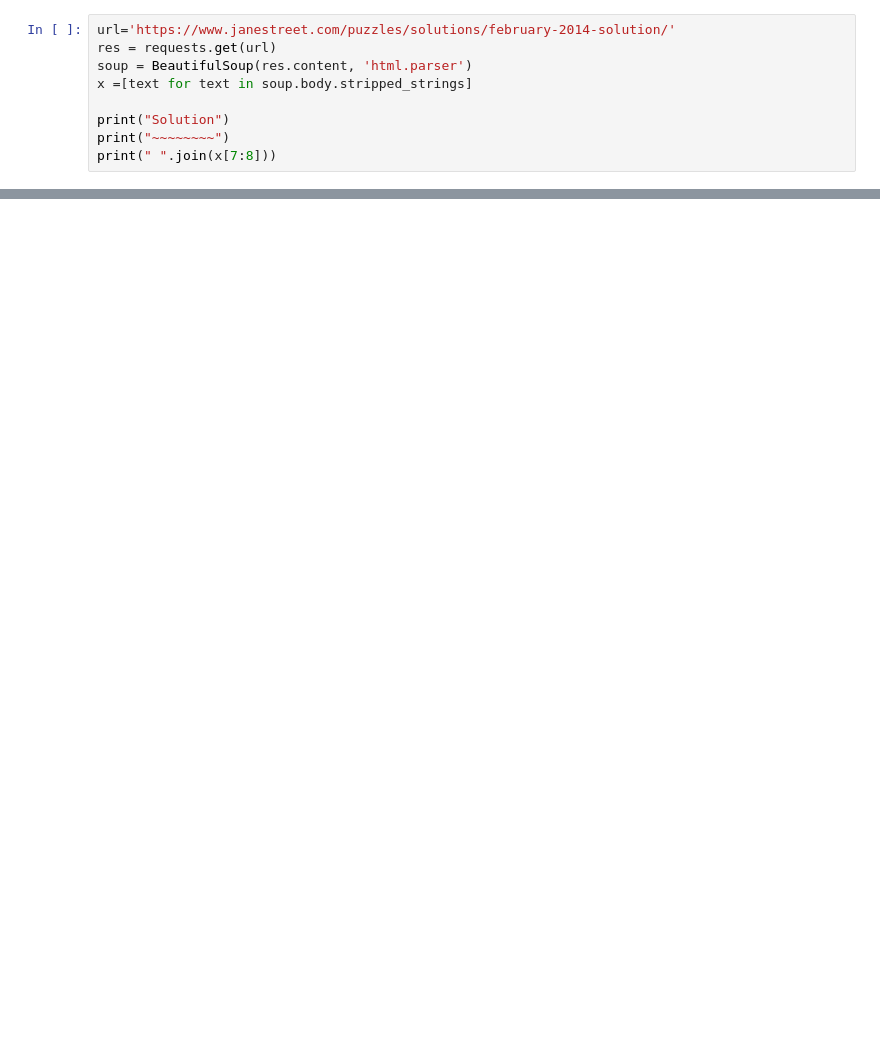
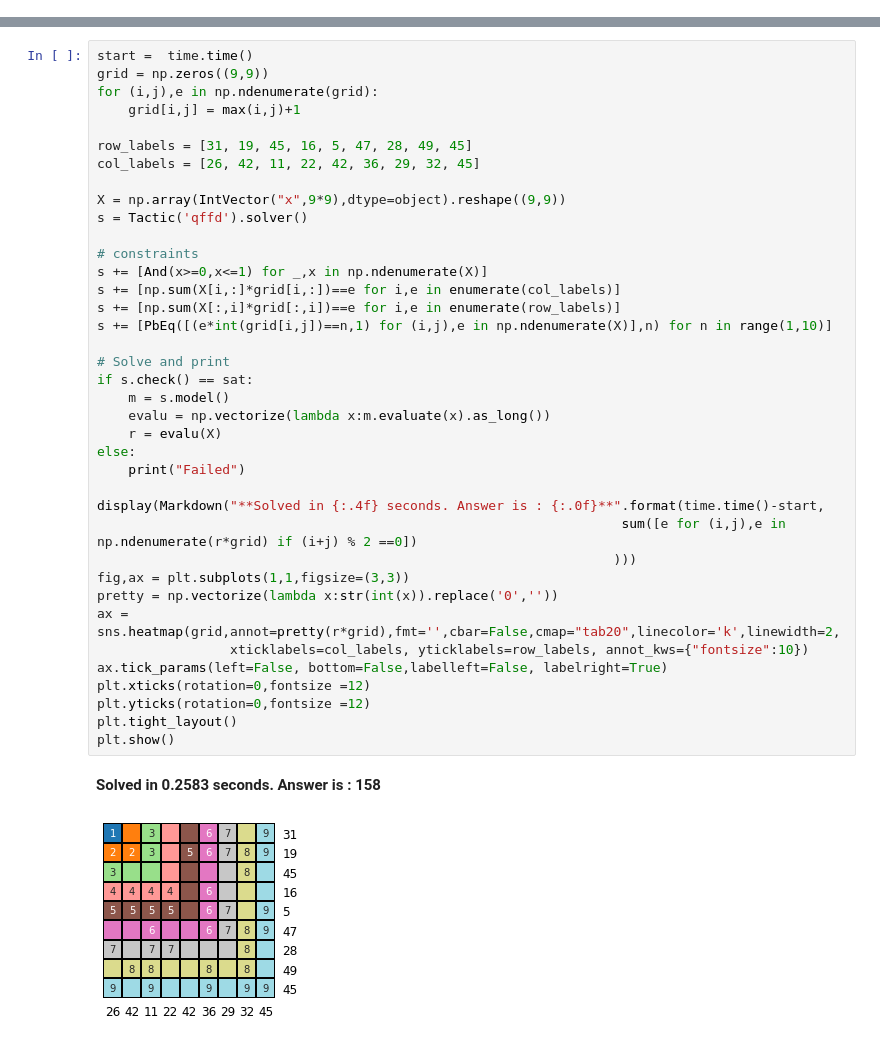
Before and after one commit to gowen100/Jane-Street-Solutions, a Jupyter notebook: 2014_02_Hooks.ipynb, the cells around one changed output, grey strips where cells are left out. Cells and saved outputs as stored; diff of their text form; blank space fills up the shorter version.

```diff
--- a/2014_02_Hooks.ipynb
+++ b/2014_02_Hooks.ipynb
@@ -98,9 +9,0 @@ Sum of checkerboard squares - 158
-# %%
-url='https://www.janestreet.com/puzzles/solutions/february-2014-solution/'
-res = requests.get(url)
-soup = BeautifulSoup(res.content, 'html.parser')
-x =[text for text in soup.body.stripped_strings]
-
-print("Solution")
-print("~~~~~~~~")
-print(" ".join(x[7:8]))
@@ -112,0 +24,41 @@ The sum of the shaded squares in the completed grid is 158.   Congratulations
+# %%
+start =  time.time()
+grid = np.zeros((9,9))
+for (i,j),e in np.ndenumerate(grid):
+    grid[i,j] = max(i,j)+1
+
+row_labels = [31, 19, 45, 16, 5, 47, 28, 49, 45]
+col_labels = [26, 42, 11, 22, 42, 36, 29, 32, 45]
+
+X = np.array(IntVector("x",9*9),dtype=object).reshape((9,9))
+s = Tactic('qffd').solver()
+
+# constraints
+s += [And(x>=0,x<=1) for _,x in np.ndenumerate(X)]
+s += [np.sum(X[i,:]*grid[i,:])==e for i,e in enumerate(col_labels)]
+s += [np.sum(X[:,i]*grid[:,i])==e for i,e in enumerate(row_labels)]
+s += [PbEq([(e*int(grid[i,j])==n,1) for (i,j),e in np.ndenumerate(X)],n) for n in range(1,10)]
+
+# Solve and print
+if s.check() == sat:
+    m = s.model()
+    evalu = np.vectorize(lambda x:m.evaluate(x).as_long())
+    r = evalu(X)
+else:
+    print("Failed")
+
+display(Markdown("**Solved in {:.4f} seconds. Answer is : {:.0f}**".format(time.time()-start,
+                                                                   sum([e for (i,j),e in np.ndenumerate(r*grid) if (i+j) % 2 ==0])
+                                                                  )))
+fig,ax = plt.subplots(1,1,figsize=(3,3))
+pretty = np.vectorize(lambda x:str(int(x)).replace('0',''))
+ax = sns.heatmap(grid,annot=pretty(r*grid),fmt='',cbar=False,cmap="tab20",linecolor='k',linewidth=2,
+                 xticklabels=col_labels, yticklabels=row_labels, annot_kws={"fontsize":10})
+ax.tick_params(left=False, bottom=False,labelleft=False, labelright=True)
+plt.xticks(rotation=0,fontsize =12)
+plt.yticks(rotation=0,fontsize =12)
+plt.tight_layout()
+plt.show()
+# %% [output]
+**Solved in 0.2583 seconds. Answer is : 158**
+[figure, added]
```
Also changed, not shown: parts of 9 cells of this notebook.
